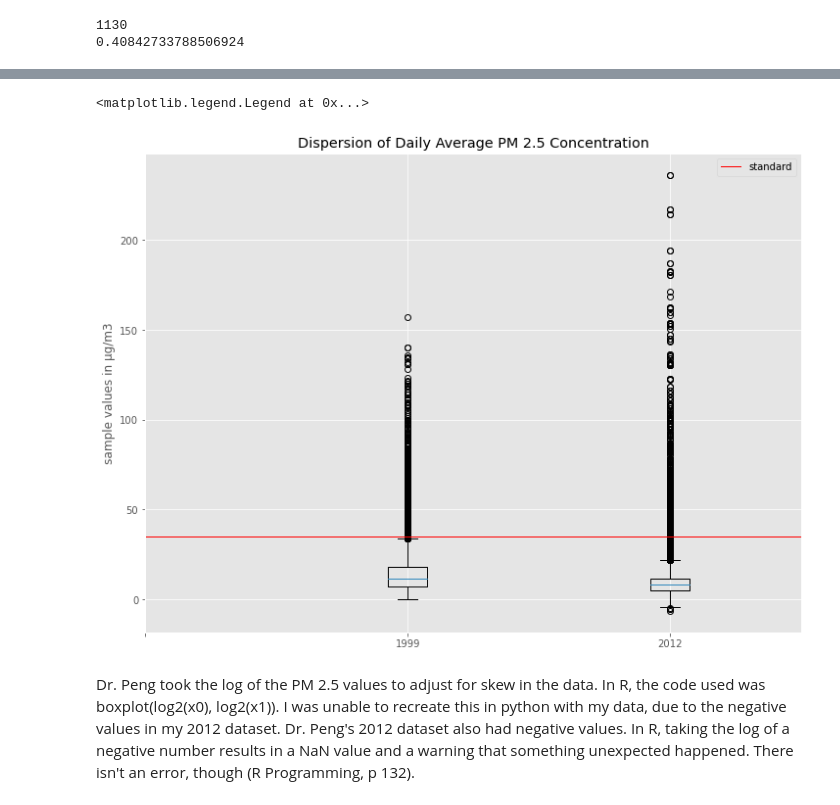
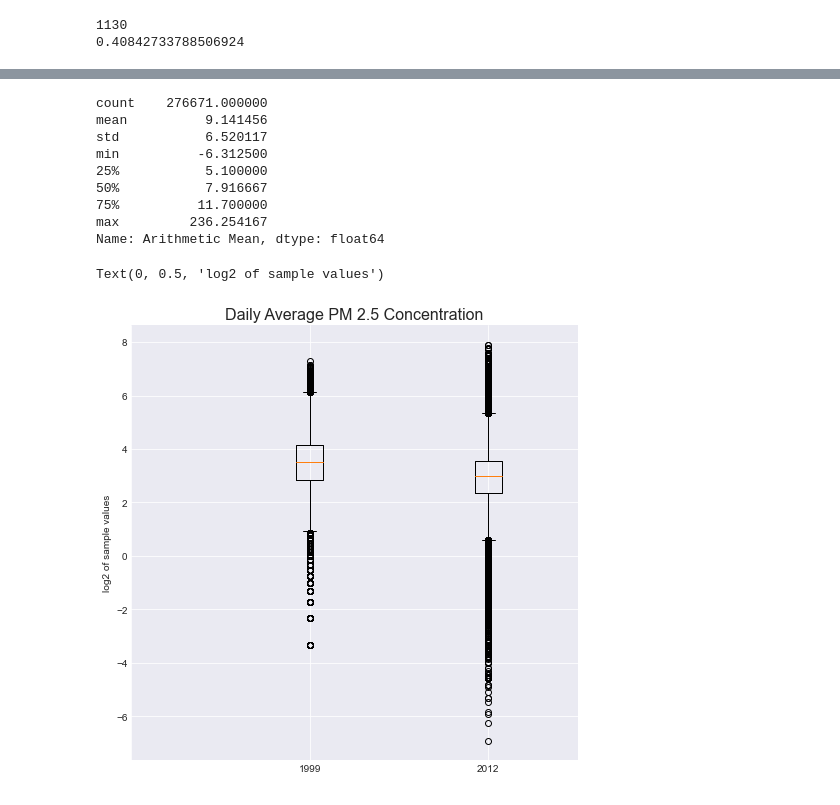
Before and after one commit to mjlaw/FIT_capstone, a Jupyter notebook: Jupyter_notebooks/PM2.5 studies.ipynb, the cells around one changed output, grey strips where cells are left out. Saved outputs shown, nothing was run; the diff lists cells and outputs as text; code cells hidden in the pictures.

```diff
--- a/Jupyter_notebooks/PM2.5 studies.ipynb
+++ b/Jupyter_notebooks/PM2.5 studies.ipynb
@@ -165,0 +174,11 @@ removed from the summarized csv file that I used for analysis.
+# %%
+#make boxplots
+plt.style.use('seaborn-darkgrid')
+fig = plt.figure(figsize = [8, 8]) #make larger
+years = [x0, x1]
+plt.boxplot(years)
+plt.title('Daily Average PM 2.5 Concentration', fontsize=16)
+plt.xticks(np.arange(3), ['', '1999','2012'])
+plt.ylabel('sample values in µg/m3')
+#plt.axhline(y=35, linewidth=1, color='r', label = 'standard')
+#plt.legend()
@@ -171,3 +200,8 @@ print((countNegativeValues / len(pm1)) * 100) #find percentage of negative value
 # %% [output]
 1130
 0.40842733788506924
+# %%
+#replace negative values in x1 series with 0's
+#x1NegativesRemoved = x1.replace(to_replace=np.where(x1 < 0) , value=0)
+x1NegativesRemoved = x1[(x1 > 0)]
+x1NegativesRemoved.describe()
@@ -174,23 +218,30 @@ print((countNegativeValues / len(pm1)) * 100) #find percentage of negative value
+# %%
+#compare with x1
+x1.describe()
+# %% [output]
+count    276671.000000
+mean          9.141456
+std           6.520117
+min          -6.312500
+25%           5.100000
+50%           7.916667
+75%          11.700000
+max         236.254167
+Name: Arithmetic Mean, dtype: float64
 # %%
-## Compare aggregate changes in PM2.5 for years 1999 and 2012 by making boxplots.
-import matplotlib.pyplot as plt
-%matplotlib inline
+#create boxplots on log2 scale
+#boxplot(log2(x0), log2(x1))
 
-plt.style.use('ggplot')
-fig = plt.figure(figsize = [12, 9]) #make larger
-
-years = [x0, x1]
+fig = plt.figure(figsize = [8, 8]) #make larger
+logx0 = np.log2(x0)
+logx1 = np.log2(x1NegativesRemoved)
+years = [logx0, logx1]
 plt.boxplot(years)
-plt.title('Dispersion of Daily Average PM 2.5 Concentration')
+plt.title('Daily Average PM 2.5 Concentration', fontsize = 16)
 plt.xticks(np.arange(3), ['', '1999','2012'])
-plt.ylabel('sample values in µg/m3')
-plt.axhline(y=35, linewidth=1, color='r', label = 'standard')
-plt.legend()
+plt.ylabel('log2 of sample values')
 # %% [output]
-<matplotlib.legend.Legend at 0x...>
+Text(0, 0.5, 'log2 of sample values')
-[figure, old version]
+[figure, new version]
 # %%
 plt.close()
-# %% [markdown]
-Dr. Peng took the log of the PM 2.5 values to adjust for skew in the data. In R, the code used was
-boxplot(log2(x0), log2(x1)). I was unable to recreate this in python with my data, due to the negative values in my 2012 dataset. Dr. Peng's 2012 dataset also had negative values. In R, taking the log of a negative number results in a NaN value and a warning that something unexpected happened. There isn't an error, though (R Programming, p 132).
```
Also changed, not shown: parts of 90 cells of this notebook, 3 other files.
